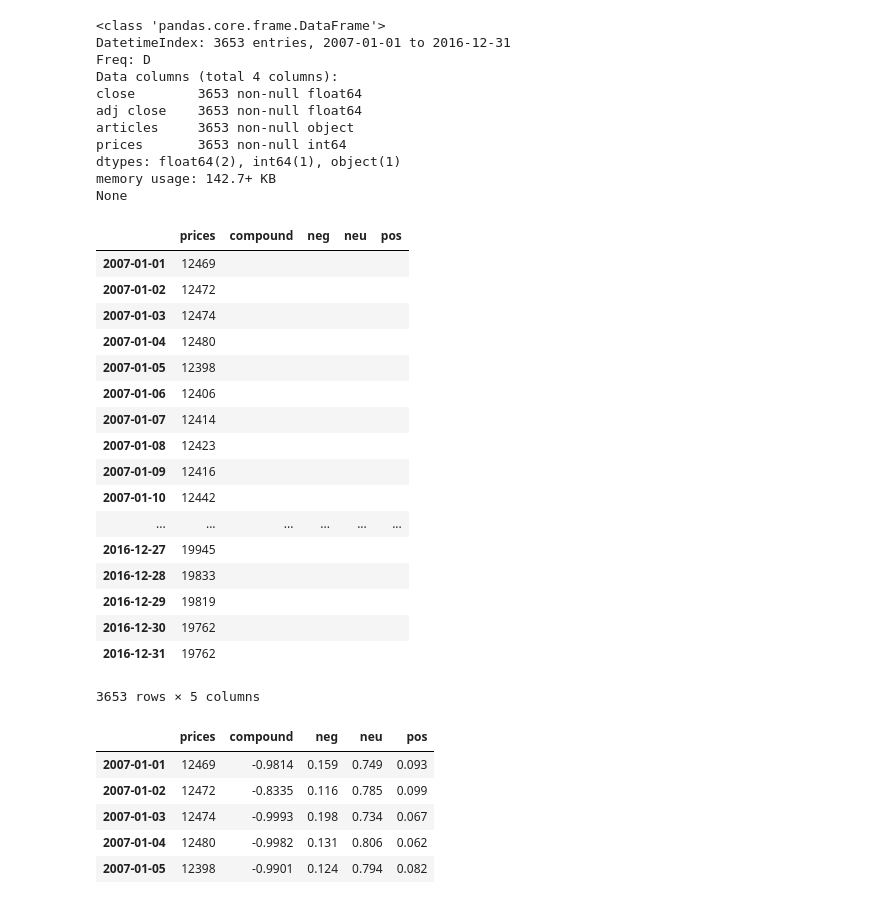
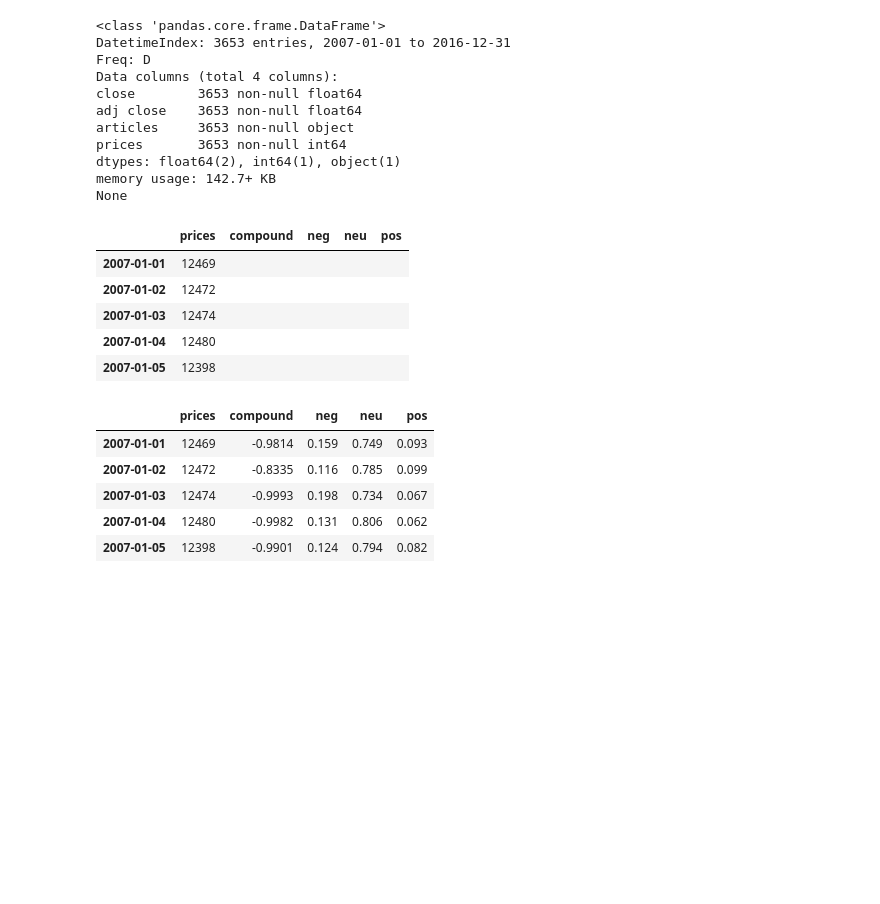
Before and after one commit to shanwaz1993/Stock_market_pre, a Jupyter notebook: Stock_market_prediction.ipynb, the cells around one changed output. Saved outputs shown, nothing was run; the diff lists cells and outputs as text; code cells hidden in the pictures; blank space fills up the shorter version.

```diff
--- a/Stock_market_prediction.ipynb
+++ b/Stock_market_prediction.ipynb
@@ -49,34 +49,22 @@ df_stocks['articles'] = df_stocks['articles'].map(lambda x: x.lstrip('.-'))
 # %%
 df = df_stocks[['prices']].copy()
 #print(df.head())
 df["compound"] = ''
 df["neg"] = ''
 df["neu"] = ''
 df["pos"] = ''
 
 df_stocks.articles.dtype
 T_df_stocks=df_stocks.T
 T_df_stocks
-df
+df.head(5)
 # %% [output]
 |  | prices | compound | neg | neu | pos |
 | 2007-01-01 | 12469 |  |  |  |  |
 | 2007-01-02 | 12472 |  |  |  |  |
 | 2007-01-03 | 12474 |  |  |  |  |
 | 2007-01-04 | 12480 |  |  |  |  |
 | 2007-01-05 | 12398 |  |  |  |  |
-| 2007-01-06 | 12406 |  |  |  |  |
-| 2007-01-07 | 12414 |  |  |  |  |
-| 2007-01-08 | 12423 |  |  |  |  |
-| 2007-01-09 | 12416 |  |  |  |  |
-| 2007-01-10 | 12442 |  |  |  |  |
-| ... | ... | ... | ... | ... | ... |
-| 2016-12-27 | 19945 |  |  |  |  |
-| 2016-12-28 | 19833 |  |  |  |  |
-| 2016-12-29 | 19819 |  |  |  |  |
-| 2016-12-30 | 19762 |  |  |  |  |
-| 2016-12-31 | 19762 |  |  |  |  |
-3653 rows × 5 columns
 # %%
 #Now starts score prediction for given sentence.
 from nltk.sentiment.vader import SentimentIntensityAnalyzer
```
Also changed, not shown: parts of 11 cells of this notebook.
